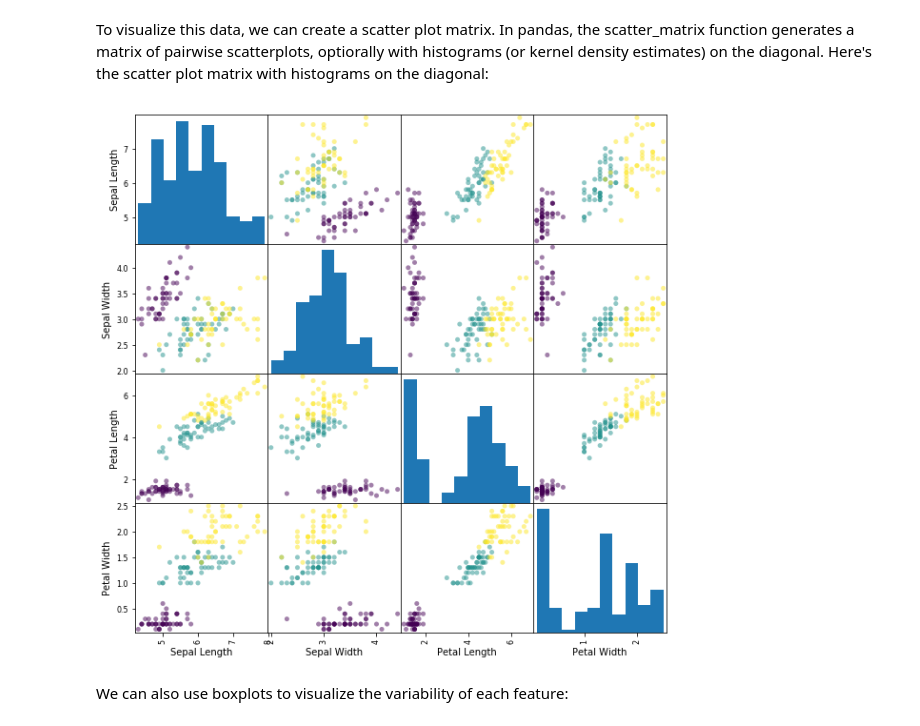
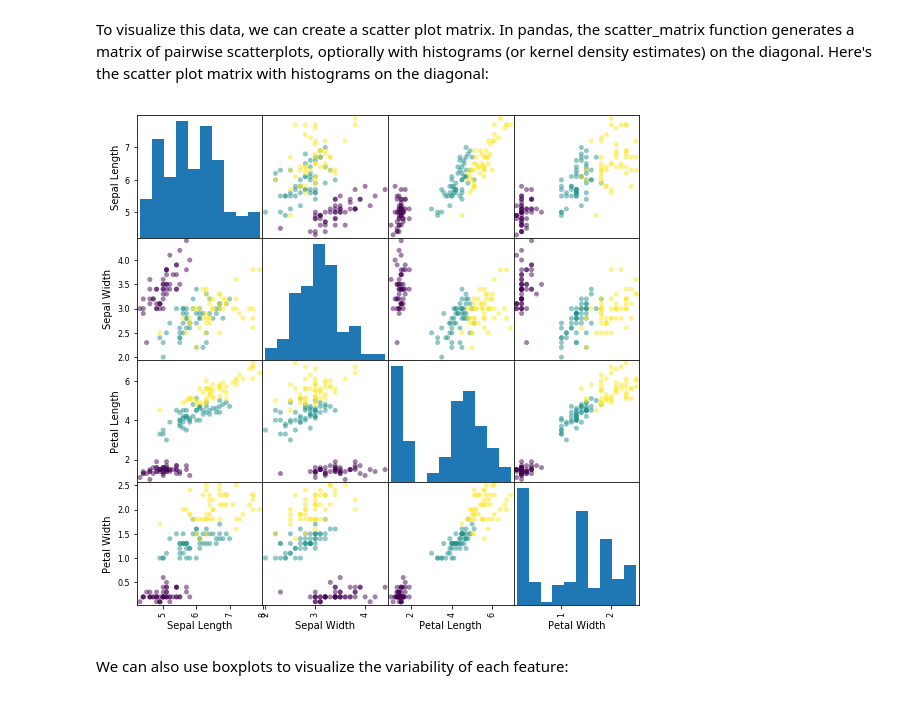
Before and after one commit to anfibil/cs6220, a Jupyter notebook: Week 03 - Data Preprocessing.ipynb, the cells around one changed output. Cells and saved outputs as stored; diff of their text form; code cells hidden in the pictures.

```diff
--- a/Week 03 - Data Preprocessing.ipynb
+++ b/Week 03 - Data Preprocessing.ipynb
@@ -376,10 +376,10 @@ To visualize this data, we can create a scatter plot matrix. In pandas, the scat
 # %%
 colors = pd.factorize(df_iris['Name'])[0]  # get each rows class value
 
 # Plot each species
-pl1 = pd.tools.plotting.scatter_matrix(df_iris, diagonal='hist', figsize=(10, 10), c=colors, s=100)
+pl1 = pd.tools.plotting.scatter_matrix(df_iris, diagonal='hist', figsize=(9, 9), c=colors, s=100)
 # %% [output]
-[figure, old version]
+[figure, new version]
 # %% [markdown]
 We can also use boxplots to visualize the variability of each feature:
 # %%
```
Also changed, not shown: parts of 1 cell of this notebook.
